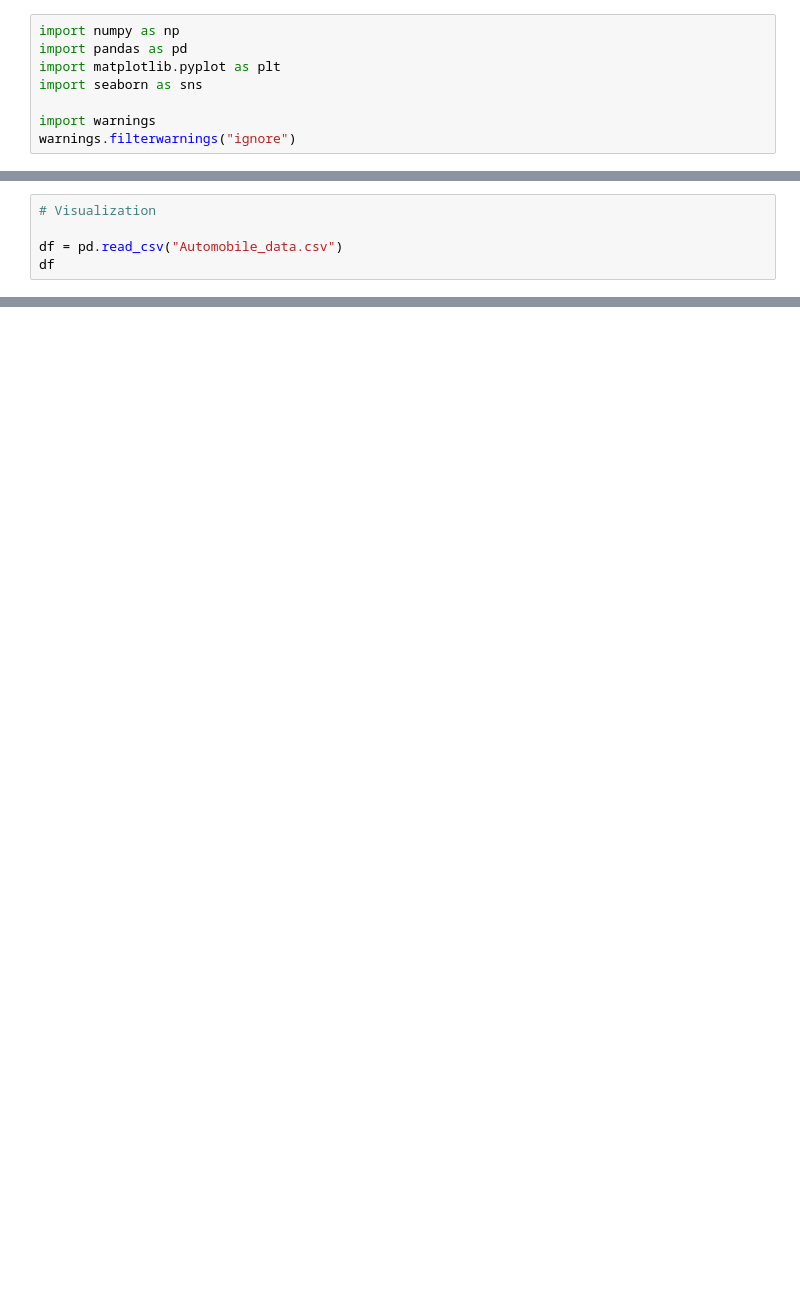
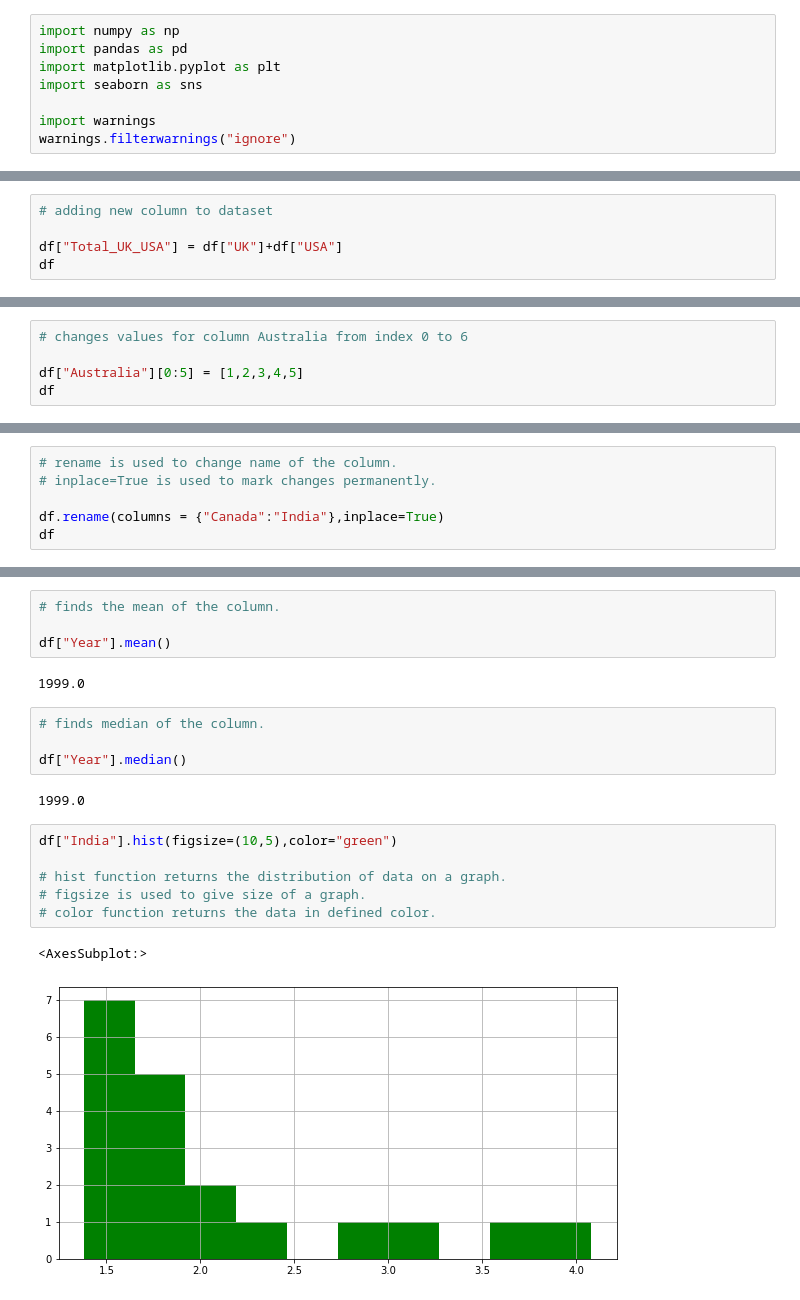
Before and after one commit to Zaid9987/Analysis, a Jupyter notebook: Zaid_AWP_Project.ipynb, the cells around one changed output, grey strips where cells are left out. Cells and saved outputs as stored; diff of their text form; blank space fills up the shorter version.

```diff
--- a/Zaid_AWP_Project.ipynb
+++ b/Zaid_AWP_Project.ipynb
@@ -340,5 +68,0 @@ df.drop("City",axis=1,inplace=True) #for dropping a column, inplace is used to m
-# %%
-# Visualization
-
-df = pd.read_csv("Automobile_data.csv")
-df
@@ -553,0 +153,5 @@ plt.show()
+# %%
+# adding new column to dataset
+
+df["Total_UK_USA"] = df["UK"]+df["USA"]
+df
@@ -553,0 +236,5 @@ plt.show()
+# %%
+# changes values for column Australia from index 0 to 6
+
+df["Australia"][0:5] = [1,2,3,4,5]
+df
@@ -553,0 +347,6 @@ plt.show()
+# %%
+# rename is used to change name of the column.
+# inplace=True is used to mark changes permanently.
+
+df.rename(columns = {"Canada":"India"},inplace=True)
+df
@@ -553,0 +398,21 @@ plt.show()
+# %%
+# finds the mean of the column.
+
+df["Year"].mean()
+# %% [output]
+1999.0
+# %%
+# finds median of the column.
+
+df["Year"].median()
+# %% [output]
+1999.0
+# %%
+df["India"].hist(figsize=(10,5),color="green")
+
+# hist function returns the distribution of data on a graph.
+# figsize is used to give size of a graph.
+# color function returns the data in defined color.
+# %% [output]
+<AxesSubplot:>
+[figure, added]
```
Also changed, not shown: parts of 84 cells of this notebook.
